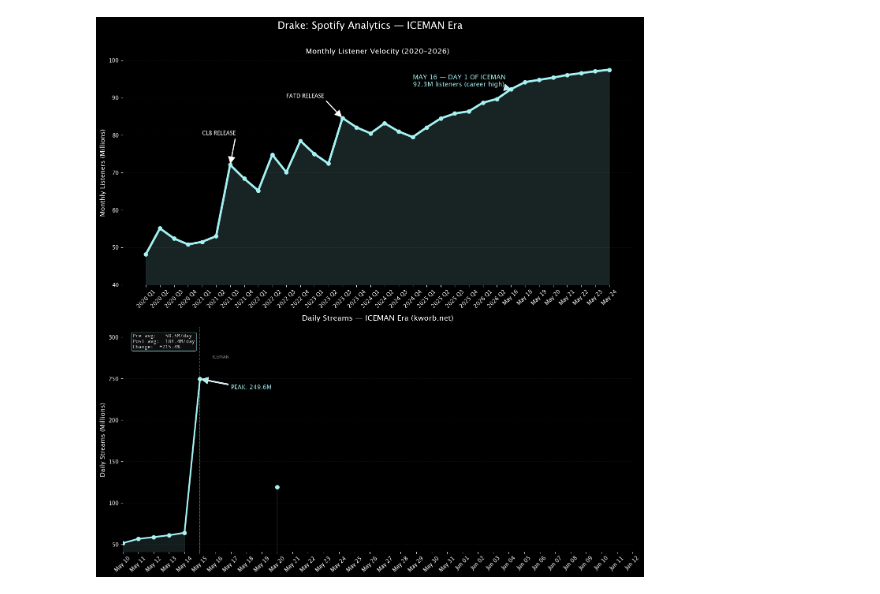
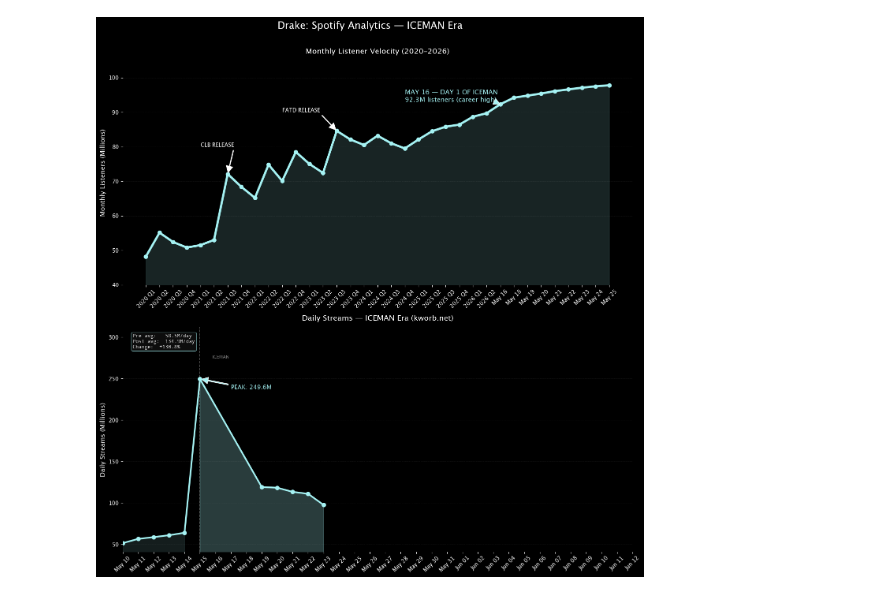
Before and after one commit to john15young/Spotify-First-Week-Streaming-Predictor, a Jupyter notebook: Drake Spotify Monthly Listeners.ipynb, the cells around one changed output. Drawn from its saved outputs; the diff is of its cells as text; code cells hidden in the pictures.

```diff
--- a/Drake Spotify Monthly Listeners.ipynb
+++ b/Drake Spotify Monthly Listeners.ipynb
@@ -15,20 +15,25 @@ listener_data = {
                 '2023 Q1','2023 Q2','2023 Q3','2023 Q4',
                 '2024 Q1','2024 Q2','2024 Q3','2024 Q4',
                 '2025 Q1','2025 Q2','2025 Q3','2025 Q4',
-                '2026 Q1','2026 Q2','May 16','May 18','May 19','May 20','May 21','May 22','May 23','May 24'],
+                '2026 Q1','2026 Q2','May 16','May 18','May 19','May 20','May 21','May 22','May 23','May 24','May 25'],
     'Listeners': [48.2,55.1,52.4,50.8,
                   51.5,53.0,72.1,68.4,
                   65.2,74.8,70.1,78.5,
                   75.0,72.4,84.6,82.1,
                   80.5,83.2,81.0,79.5,
                   82.1,84.5,85.8,86.4,
-                  88.7,89.7,92.3,94.2,94.8,95.4,96.1, 96.6,97.1,97.5]
+                  88.7,89.7,92.3,94.2,94.8,95.4,96.1,96.6,97.1,97.5,97.8]
 }
 
 # kworb.net/spotify/artists.html → "Daily" column, logged each morning in millions
+# Dates and Streams must have the same length — use None for unconfirmed days
 stream_data = {
-    'Date': ['2026-05-10','2026-05-11','2026-05-12','2026-05-13','2026-05-14','2026-05-15','2026-05-16','2026-05-17','2026-05-18','2026-05-19','2026-05-20','2026-05-21','2026-05-22','2026-05-23','2026-05-24'],
-    'Streams': [51.6, 56.7, 58.8, 61.1, 64.1, 249.6, None, None, None, None, 119.2]
+    'Date':    ['2026-05-10','2026-05-11','2026-05-12','2026-05-13','2026-05-14',
+                '2026-05-15','2026-05-16','2026-05-17','2026-05-18','2026-05-19',
+                '2026-05-20','2026-05-21','2026-05-22','2026-05-23','2026-05-24'],
+    'Streams': [51.6, 56.7, 58.8, 61.1, 64.1,
+                249.6, None, None, None,
+                119.2, 118.4, 113.4, 111.1, 97.7, None]
 }
 
 # ── CONFIG ────────────────────────────────────────────────────────────────────
@@ -41,11 +46,11 @@ if has_streams:
     df_s = pd.DataFrame(stream_data)
     df_s['Date'] = pd.to_datetime(df_s['Date'])
     df_s = df_s.sort_values('Date').reset_index(drop=True)
+    df_s = df_s.dropna(subset=['Streams'])          # drop unconfirmed days
     pre  = df_s[df_s['Date'] <  RELEASE_DATE]
     post = df_s[df_s['Date'] >= RELEASE_DATE]
 
 # ── HELPERS ───────────────────────────────────────────────────────────────────
-
 def clean_ax(ax):
     ax.grid(axis='y', linestyle='--', alpha=0.1)
     ax.grid(axis='x', visible=False)
@@ -93,15 +98,15 @@ ax1.annotate('MAY 16 — DAY 1 OF ICEMAN\n92.3M listeners (career high)',
 ax1.set_title("Monthly Listener Velocity (2020–2026)", fontsize=14, pad=12)
 ax1.set_ylabel("Monthly Listeners (Millions)", fontsize=12)
 ax1.tick_params(axis='x', rotation=45)
-ax1.set_ylim(40, 100)
+ax1.set_ylim(40, 105)
 clean_ax(ax1)
 
 # ── CHART 2: DAILY STREAMS ────────────────────────────────────────────────────
-if has_streams:
-    # Continuous line to eliminate gap at release date
+if has_streams and not df_s.empty:
+    # Continuous line across all confirmed points
     ax2.plot(df_s['Date'], df_s['Streams'], color=ICEMAN_BLUE, linewidth=3, zorder=2)
 
-    # Pre/post fills and scatter dots overlaid on top
+    # Pre/post fills and scatter dots
     if not pre.empty:
         ax2.fill_between(pre['Date'], pre['Streams'], color=ICEMAN_BLUE, alpha=0.12)
         ax2.scatter(pre['Date'], pre['Streams'], color=ICEMAN_BLUE, s=50, zorder=5)
@@ -115,32 +120,31 @@ if has_streams:
                      xytext=(peak['Date'] + pd.Timedelta(days=2), peak['Streams'] * 0.95),
                      arrowprops=dict(facecolor=ICEMAN_BLUE, shrink=0.05, width=2),
                      fontsize=11, fontweight='bold', color=ICEMAN_BLUE)
 
     pre_avg  = pre['Streams'].mean()  if not pre.empty  else 0
     post_avg = post['Streams'].mean() if not post.empty else 0
     if pre_avg and post_avg:
         pct = (post_avg - pre_avg) / pre_avg * 100
         ax2.text(0.02, 0.97, f"Pre avg:   {pre_avg:.1f}M/day\nPost avg:  {post_avg:.1f}M/day\nChange:  {pct:+.1f}%",
                  transform=ax2.transAxes, fontsize=9, verticalalignment='top',
                  family='monospace', color='white',
                  bbox=dict(boxstyle='round', facecolor='#111', alpha=0.8,
                            edgecolor=ICEMAN_BLUE, linewidth=0.8))
 
     y_min = df_s['Streams'].min() * 0.8
     y_max = df_s['Streams'].max() * 1.25
     ax2.set_ylim(y_min, y_max)
-
     add_release_line(ax2)
     set_date_axis(ax2)
 else:
     empty_chart(ax2, 'No stream data yet\nAdd dates + streams to stream_data above')
     ax2.set_ylim(0, 60)
 
 ax2.set_title("Daily Streams — ICEMAN Era (kworb.net)", fontsize=14, pad=12)
 ax2.set_ylabel("Daily Streams (Millions)", fontsize=12)
 clean_ax(ax2)
 
 plt.tight_layout()
 plt.show()
 # %% [output]
-[figure, old version]
+[figure, new version]
```
